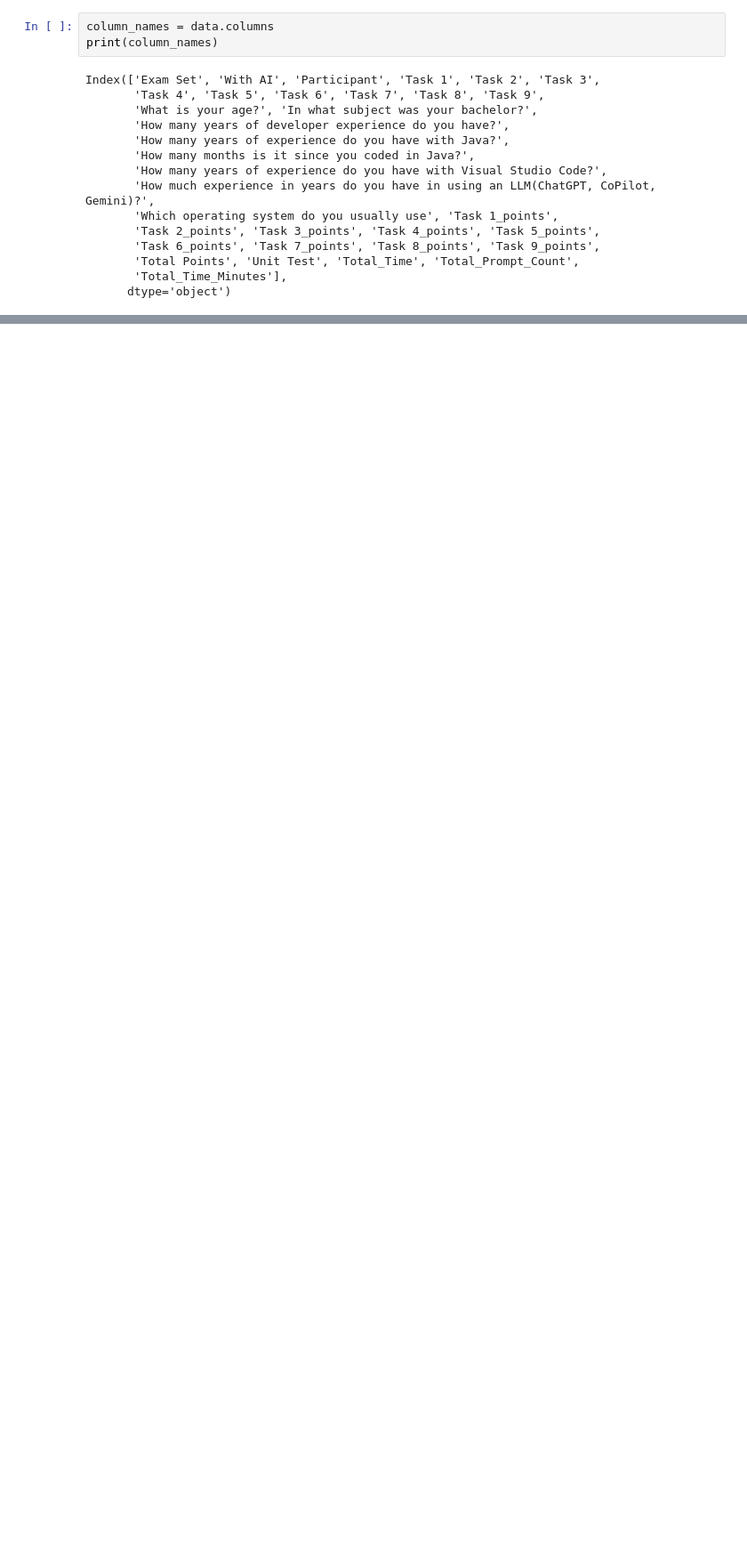
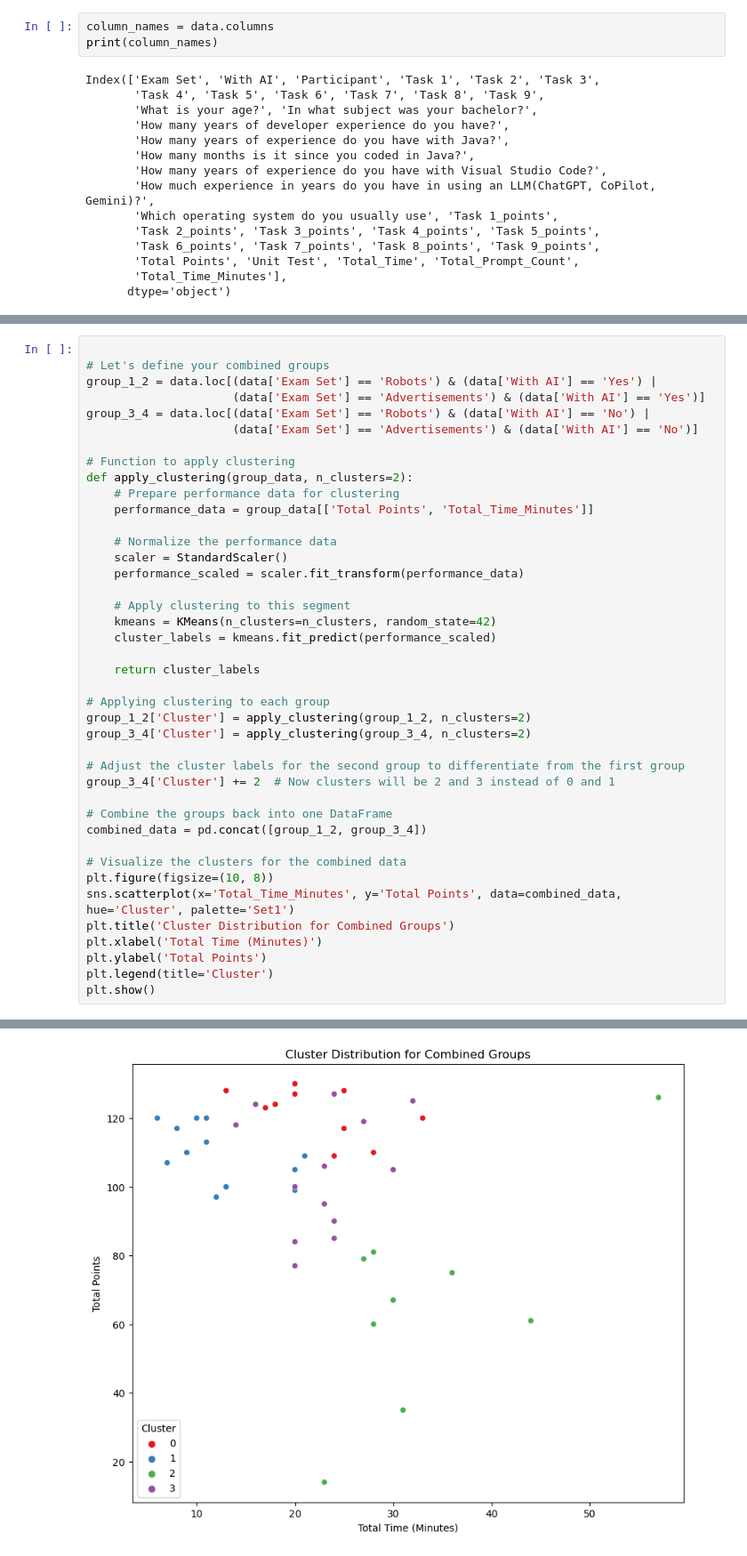
Before and after one commit to cseetreview/review_project, a Jupyter notebook: dataanalysis copy.ipynb, the cells around one changed output, grey strips where cells are left out. Shown: that part at 89% size. Drawn from its saved outputs; the diff is of its cells as text; blank space fills up the shorter version.

```diff
--- a/dataanalysis copy.ipynb
+++ b/dataanalysis copy.ipynb
@@ -660,0 +620,42 @@ plt.show()
+# %%
+
+# Let's define your combined groups
+group_1_2 = data.loc[(data['Exam Set'] == 'Robots') & (data['With AI'] == 'Yes') |
+                     (data['Exam Set'] == 'Advertisements') & (data['With AI'] == 'Yes')]
+group_3_4 = data.loc[(data['Exam Set'] == 'Robots') & (data['With AI'] == 'No') |
+                     (data['Exam Set'] == 'Advertisements') & (data['With AI'] == 'No')]
+
+# Function to apply clustering
+def apply_clustering(group_data, n_clusters=2):
+    # Prepare performance data for clustering
+    performance_data = group_data[['Total Points', 'Total_Time_Minutes']]
+
+    # Normalize the performance data
+    scaler = StandardScaler()
+    performance_scaled = scaler.fit_transform(performance_data)
+
+    # Apply clustering to this segment
+    kmeans = KMeans(n_clusters=n_clusters, random_state=42)
+    cluster_labels = kmeans.fit_predict(performance_scaled)
+
+    return cluster_labels
+
+# Applying clustering to each group
+group_1_2['Cluster'] = apply_clustering(group_1_2, n_clusters=2)
+group_3_4['Cluster'] = apply_clustering(group_3_4, n_clusters=2)
+
+# Adjust the cluster labels for the second group to differentiate from the first group
+group_3_4['Cluster'] += 2  # Now clusters will be 2 and 3 instead of 0 and 1
+
+# Combine the groups back into one DataFrame
+combined_data = pd.concat([group_1_2, group_3_4])
+
+# Visualize the clusters for the combined data
+plt.figure(figsize=(10, 8))
+sns.scatterplot(x='Total_Time_Minutes', y='Total Points', data=combined_data, hue='Cluster', palette='Set1')
+plt.title('Cluster Distribution for Combined Groups')
+plt.xlabel('Total Time (Minutes)')
+plt.ylabel('Total Points')
+plt.legend(title='Cluster')
+plt.show()
+# %% [output]
@@ -660,0 +677 @@ plt.show()
+[figure, added]
```
Also changed, not shown: parts of 20 cells of this notebook, 1 other file.
